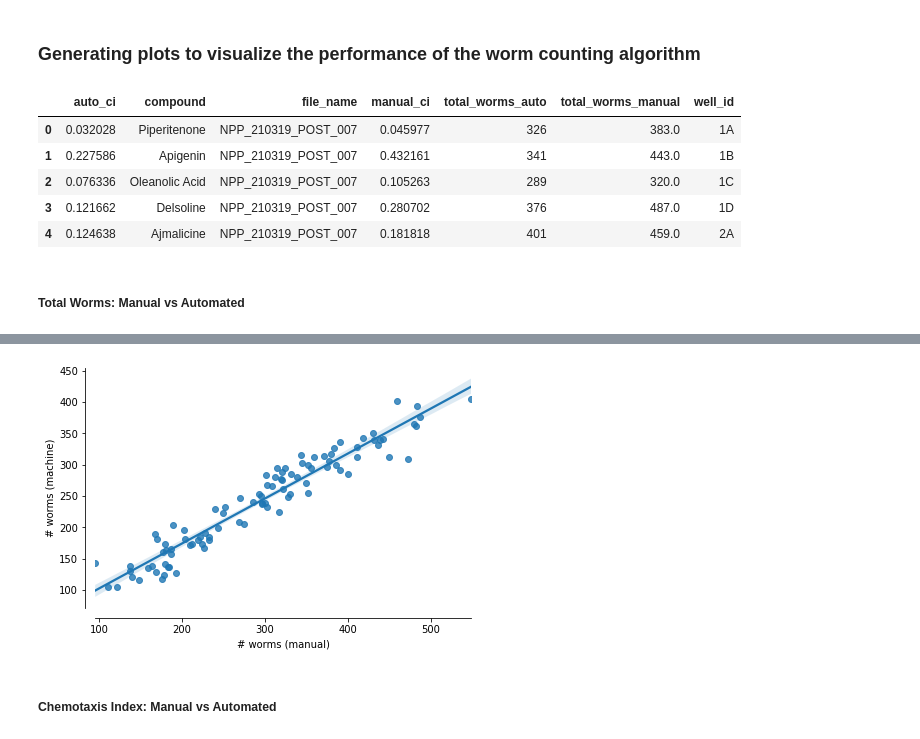
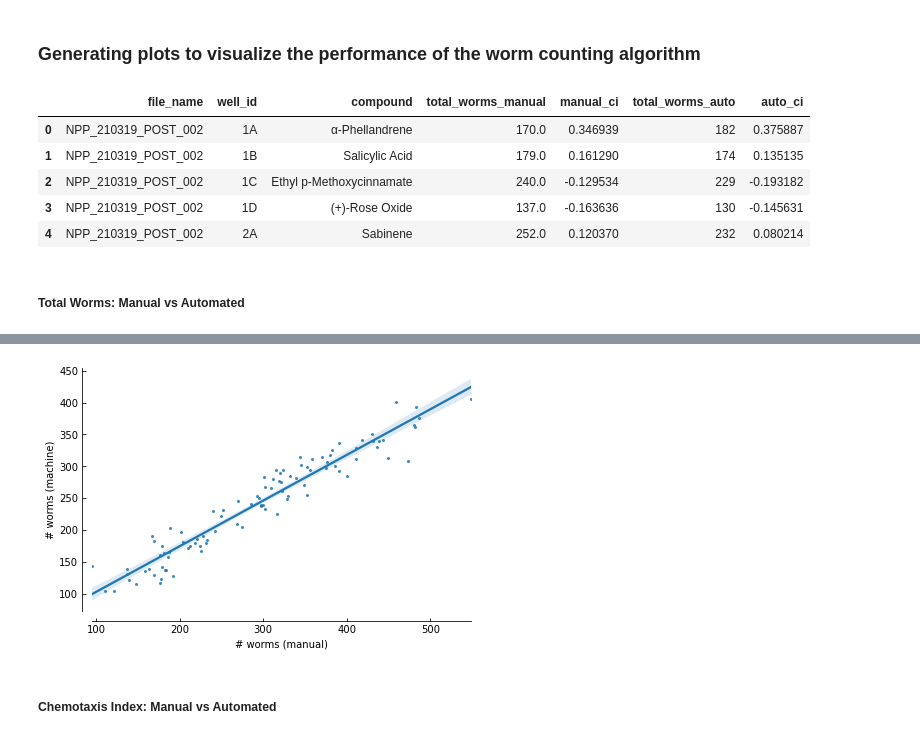
Before and after one commit to Neuroplant-Resources/Neuroplant-OWL, a Jupyter notebook: algorithm_analysis.ipynb, the cells around one changed output, grey strips where cells are left out. Cells and saved outputs as stored; diff of their text form; code cells hidden in the pictures.

```diff
--- a/algorithm_analysis.ipynb
+++ b/algorithm_analysis.ipynb
@@ -12,7 +12,7 @@ from skimage import io
 # %% [markdown]
 ### Set up file paths for data handling
 # %%
-base_folder = pathlib.Path('/Volumes/LaCie/_2021_03_screen/')
+base_folder = pathlib.Path('D:/_2021_03_screen/')
 manual_analysis_data_folder = base_folder.joinpath('manual_counts')
 automated_analysis_data_folder = base_folder.joinpath('_2021_03_automated_results')
 image_folder = base_folder.joinpath('crops_4manual')
@@ -92,5 +92,6 @@ manual_analysis_results.head()
 # %%
-manual_analysis_results.to_csv(base_folder.joinpath('All_x.csv'))
+#manual_analysis_results.to_csv(base_folder.joinpath('All_x.csv'))
+manual_analysis_results = pd.read_csv(base_folder.joinpath('All_x.csv'))
 # %% [markdown]
 ### Calculating the chemotaxis index from the manually annotated images
 # %%
@@ -241,22 +247,26 @@ worm_count_df = pd.DataFrame(worms_by_manual_count)
 # %%
 worm_count_df.head()
 # %% [output]
-|  | auto_ci | compound | file_name | manual_ci | total_worms_auto | total_worms_manual | well_id |
-| 0 | 0.032028 | Piperitenone | NPP_210319_POST_007 | 0.045977 | 326 | 383.0 | 1A |
-| 1 | 0.227586 | Apigenin | NPP_210319_POST_007 | 0.432161 | 341 | 443.0 | 1B |
-| 2 | 0.076336 | Oleanolic Acid | NPP_210319_POST_007 | 0.105263 | 289 | 320.0 | 1C |
-| 3 | 0.121662 | Delsoline | NPP_210319_POST_007 | 0.280702 | 376 | 487.0 | 1D |
-| 4 | 0.124638 | Ajmalicine | NPP_210319_POST_007 | 0.181818 | 401 | 459.0 | 2A |
+|  | file_name | well_id | compound | total_worms_manual | manual_ci | total_worms_auto | auto_ci |
+| 0 | NPP_210319_POST_002 | 1A | α-Phellandrene | 170.0 | 0.346939 | 182 | 0.375887 |
+| 1 | NPP_210319_POST_002 | 1B | Salicylic Acid | 179.0 | 0.161290 | 174 | 0.135135 |
+| 2 | NPP_210319_POST_002 | 1C | Ethyl p-Methoxycinnamate | 240.0 | -0.129534 | 229 | -0.193182 |
+| 3 | NPP_210319_POST_002 | 1D | (+)-Rose Oxide | 137.0 | -0.163636 | 130 | -0.145631 |
+| 4 | NPP_210319_POST_002 | 2A | Sabinene | 252.0 | 0.120370 | 232 | 0.080214 |
 # %% [markdown]
 ##### Total Worms: Manual vs Automated
 # %%
 fig, ax = plt.subplots(constrained_layout=True)
-sns.regplot(x='total_worms_manual', y='total_worms_auto', ax=ax,
+sns.regplot(x='total_worms_manual', y='total_worms_auto', ax=ax, scatter_kws={'s':4},
                      data=worm_count_df)
 ax.set_ylabel('# worms (machine)')
 ax.set_xlabel('# worms (manual)')
+ax.yaxis.set_tick_params(tickdir='in')
+ax.xaxis.set_tick_params(tickdir='in')
 sns.despine(offset=10)
-fig.savefig(base_folder.joinpath('total_worms_man_vs_machine.pdf'))
+plt.rcParams['svg.fonttype'] = 'none'
+
+fig.savefig(base_folder.joinpath('total_worms_man_vs_machine.svg'))
 
 fit_results = stats.linregress(
     worm_count_df['total_worms_manual'], worm_count_df['total_worms_auto'])
@@ -266,4 +276,4 @@ LinregressResult(slope=0.717643236213597, intercept=30.682861972818188, rvalue=0
-[figure, old version]
+[figure, new version]
 # %% [markdown]
 ##### Chemotaxis Index: Manual vs Automated
 # %%
```
Also changed, not shown: parts of 11 cells of this notebook, 17 other files.
